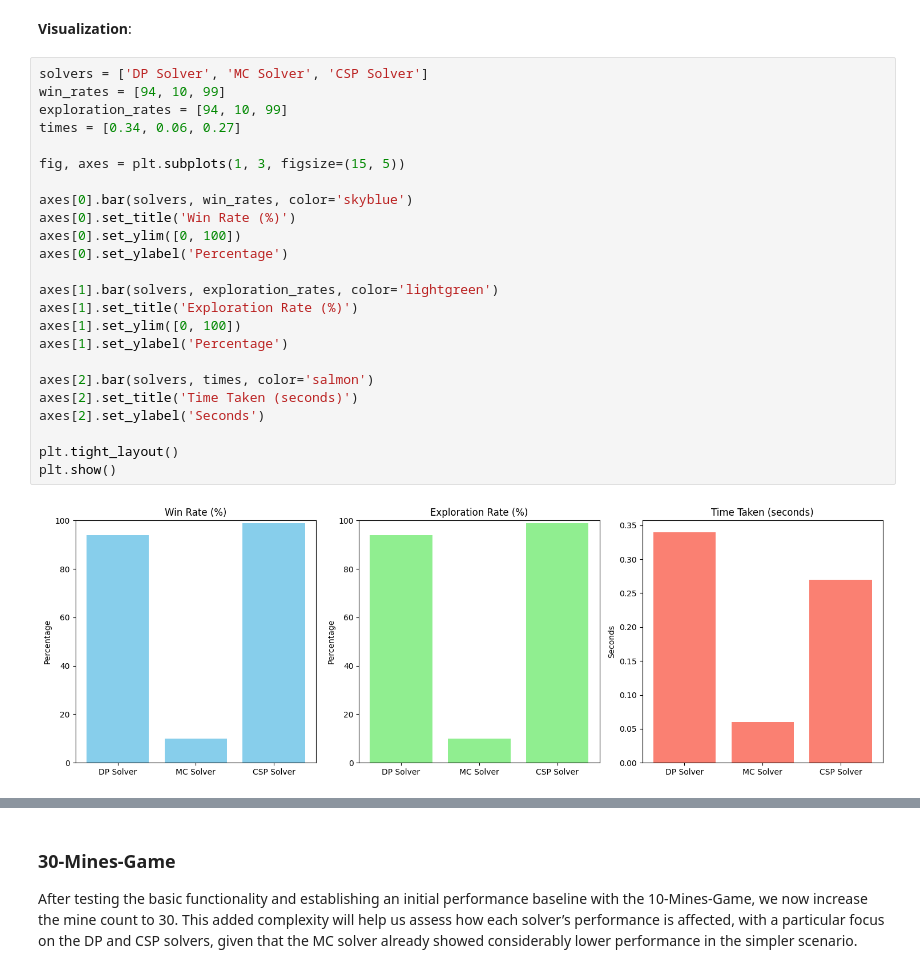
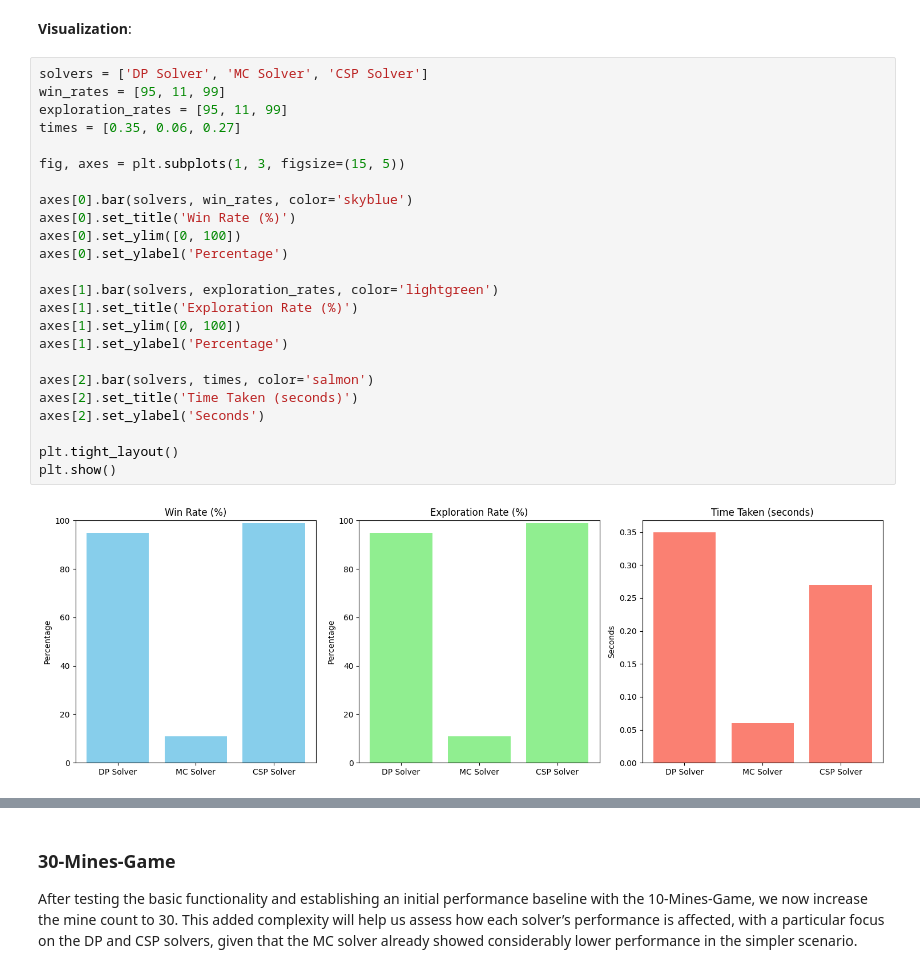
Before and after one commit to BTTT21/COGS188_Project, a Jupyter notebook: FinalProject_YourGroupNameHere.ipynb, the cells around one changed output, grey strips where cells are left out. Drawn from its saved outputs; the diff is of its cells as text.

```diff
--- a/FinalProject_YourGroupNameHere.ipynb
+++ b/FinalProject_YourGroupNameHere.ipynb
@@ -201,30 +202,30 @@ Time taken: 0.27 seconds
 **Visualization**:
 # %%
 solvers = ['DP Solver', 'MC Solver', 'CSP Solver']
-win_rates = [94, 10, 99]
-exploration_rates = [94, 10, 99]
-times = [0.34, 0.06, 0.27]
+win_rates = [95, 11, 99]
+exploration_rates = [95, 11, 99]
+times = [0.35, 0.06, 0.27]
 
 fig, axes = plt.subplots(1, 3, figsize=(15, 5))
 
 axes[0].bar(solvers, win_rates, color='skyblue')
 axes[0].set_title('Win Rate (%)')
 axes[0].set_ylim([0, 100])
 axes[0].set_ylabel('Percentage')
 
 axes[1].bar(solvers, exploration_rates, color='lightgreen')
 axes[1].set_title('Exploration Rate (%)')
 axes[1].set_ylim([0, 100])
 axes[1].set_ylabel('Percentage')
 
 axes[2].bar(solvers, times, color='salmon')
 axes[2].set_title('Time Taken (seconds)')
 axes[2].set_ylabel('Seconds')
 
 plt.tight_layout()
 plt.show()
 # %% [output]
-[figure, old version]
+[figure, new version]
 # %% [markdown]
 **Observations**:
 - **DP Solver**: With a win rate of 94% and an average exploration rate of 94%, the dynamic programming approach shows strong consistency. Its methodical strategy effectively reveals the board, though it takes a slightly longer 0.34 seconds per game.
```
Also changed, not shown: parts of 13 cells of this notebook, 2 other files.
